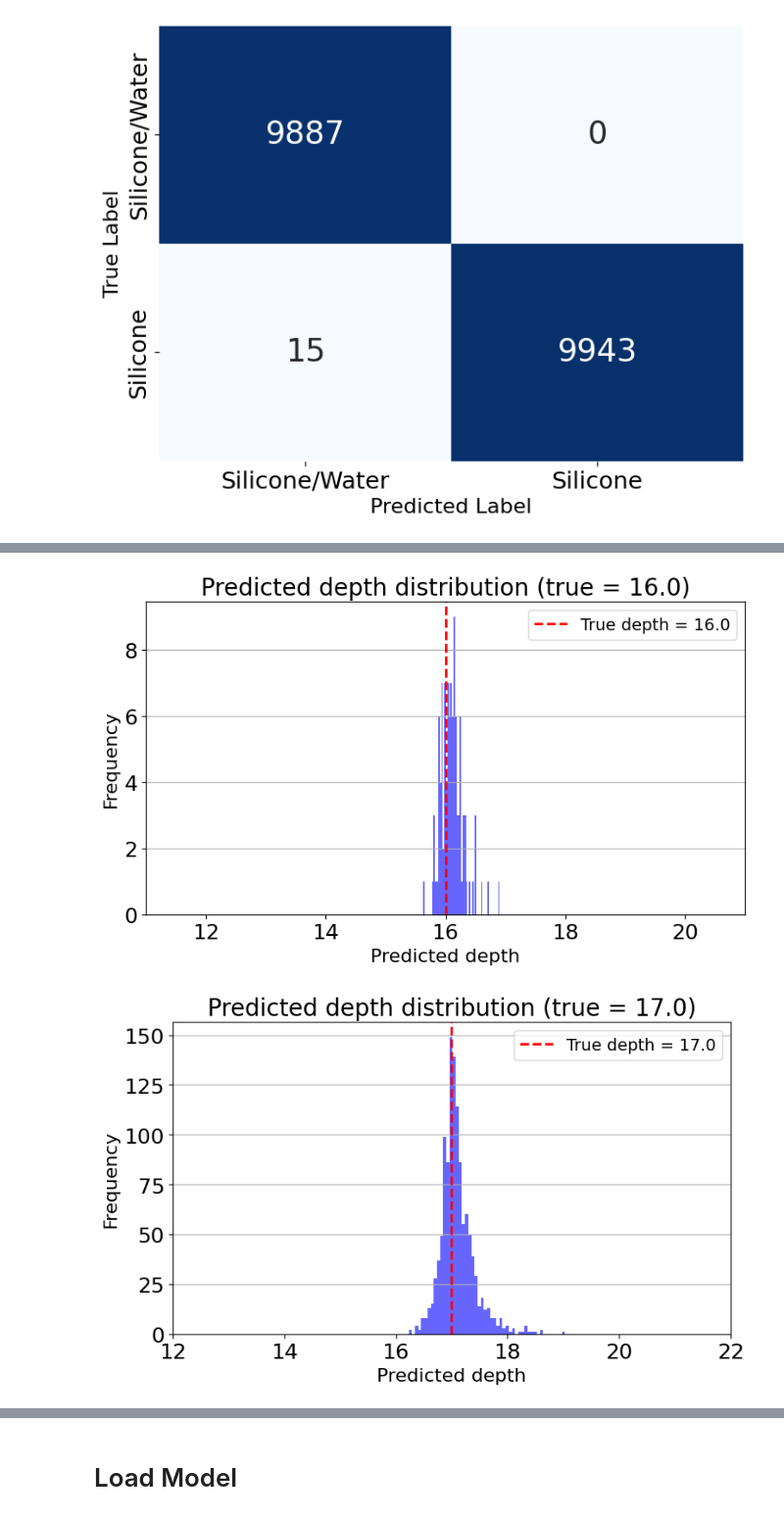
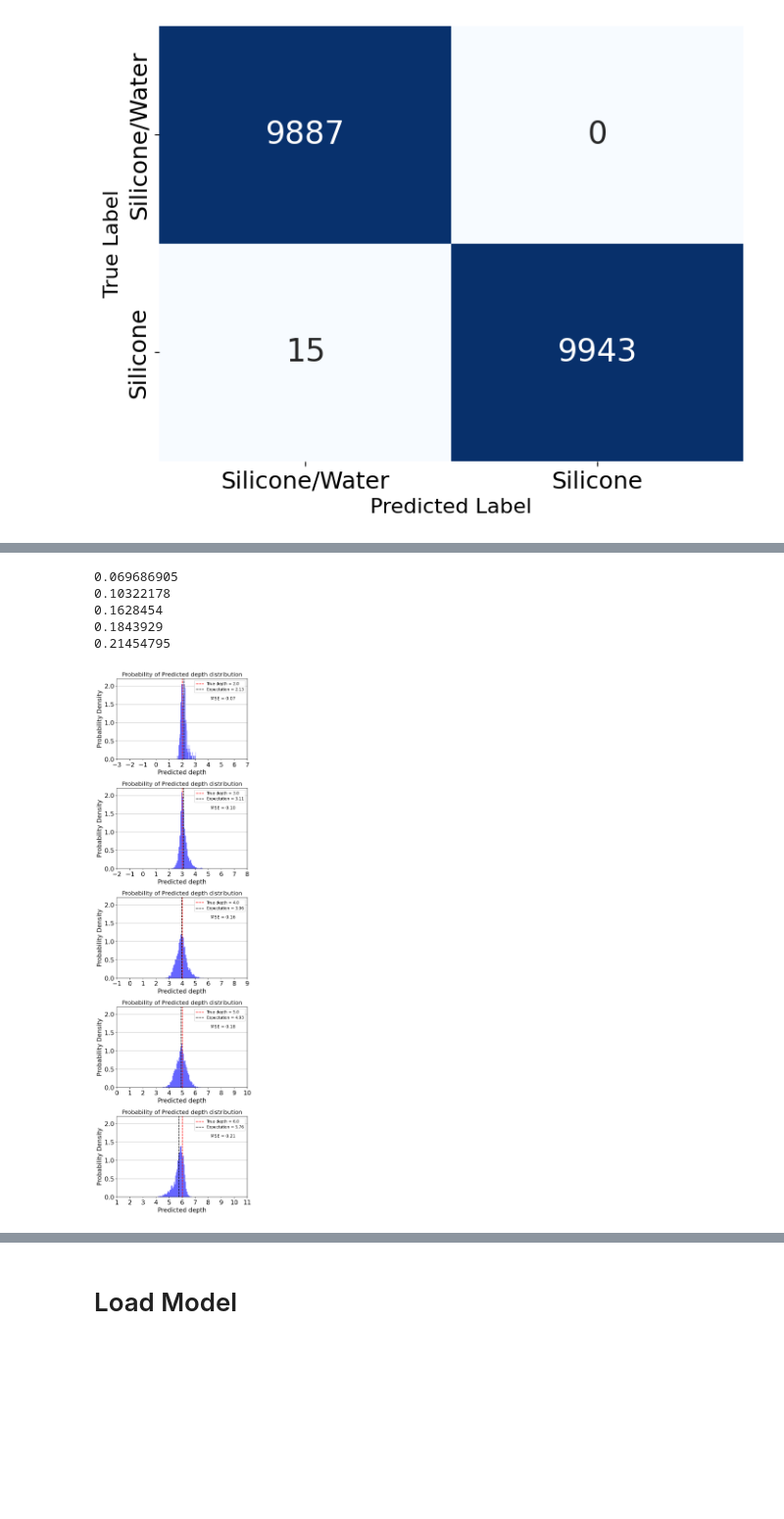
Before and after one commit to XiongStony/data_analyse, a Jupyter notebook: Niryo-robot-test/T3rd_NeeARM_reg_2_bert.ipynb, the cells around one changed output, grey strips where cells are left out. Shown at 98% size. Drawn from its saved outputs; the diff is of its cells as text; code cells hidden in the pictures; blank space fills up the shorter version.

```diff
--- a/Niryo-robot-test/T3rd_NeeARM_reg_2_bert.ipynb
+++ b/Niryo-robot-test/T3rd_NeeARM_reg_2_bert.ipynb
@@ -29,8 +29,8 @@ plt.rcParams.update({
     'font.size': 14,
     'axes.titlesize': 20,
     'axes.labelsize': 16,
-    'xtick.labelsize': 18,
-    'ytick.labelsize': 18,
+    'xtick.labelsize': 16,
+    'ytick.labelsize': 16,
     'legend.fontsize': 14
 })
 # %% [output]
@@ -637,7 +647,7 @@ with open("mwtfiles/Third_2_bert.txt","a") as f:
 # %%
 num = 5000
 
-out_dep_np, reg_np = te_depth_np[:num] + 18, reg_y_te_np[:num] + 18
+out_dep_np, reg_np = te_depth_np[:num] + 2, reg_y_te_np[:num] + 2
 
 mean_vals = []
 unique_depths = np.unique(reg_np)
@@ -658,8 +668,8 @@ for unique_depth, mean_val in zip(unique_depths,mean_vals):
     i += 1
     print(f"{unique_depth} : ",mean_val)
 
-min_val = 17
-max_val = 23
+min_val = 1
+max_val = 7
 plt.plot([min_val, max_val], [min_val, max_val], 'r--', linewidth=1)
 plt.legend(fontsize=10)
 plt.xlim((min_val, max_val))
@@ -683,29 +693,49 @@ plt.show()
 # %%
+num2 = 18000
+
+out_dep_np, reg_np = te_depth_np[:num2] + 2, reg_y_te_np[:num2] + 2
 labels = np.unique(reg_np)
 mask   = labels[:, None] == reg_np[None, :]   # (K, N)
+plt.figure(figsize=(6, 20), dpi =150)
 
-for lab, ma in zip(labels, mask):
-    plt.figure(figsize=(8, 5))
+for i, (lab, ma) in enumerate(zip(labels, mask)):
+
     # 该真实标签下的预测深度
+    plt.subplot(5,1,i+1)
     vals = out_dep_np[ma]
 
-    plt.hist(vals, bins=50, color='blue', alpha=0.6)
+    mse = ((lab - vals)**2).mean()
+    print(mse)
+    plt.hist(vals, bins=50, color='blue', alpha=0.6, density=True)
+    ax = plt.gca()
+    ax.text(0.72, 0.78, f"MSE = {mse:.2f}",
+        transform=ax.transAxes, fontsize=11,
+        va='top', ha='left',
+        bbox=dict(boxstyle='round', facecolor='white', alpha=0.75, edgecolor='none'))
+    # 画一条真实深度的竖直线
+    plt.axvline(lab, color='red', linestyle='--', linewidth=1.5,
+                label=f"True depth = {lab}")
 
-    # 画一条真实深度的竖直线
-    plt.axvline(lab, color='red', linestyle='--', linewidth=2,
-                label=f"True depth = {lab}")
+    plt.axvline(vals.mean(), color ='black', linestyle='--', linewidth=1.5,
+                label=f"Expectation = {vals.mean():.2f}")
 
     # 让真实标签大致居中（可按需要调 delta）
     delta = 5  # 比如左右各 2 单位
     plt.xlim(lab - delta, lab + delta)
-
+    plt.ylim(0,2.2)
+    plt.xticks(range(int(lab) - delta, int(lab) + delta +1))
     plt.xlabel("Predicted depth")
-    plt.ylabel("Frequency")
-    plt.title(f"Predicted depth distribution (true = {lab})")
+    plt.ylabel("Probability Density")
     plt.grid(True, axis='y')
-    plt.legend()
-    plt.tight_layout()
-    plt.show()
+    plt.title(f"Probability of Predicted depth distribution",fontsize = 15)
+    plt.legend(fontsize=10)
+plt.tight_layout()
+plt.savefig("/home/yuqster/files/research/figures/Transformer_regression_pdfs.pdf", format="pdf", bbox_inches="tight")
+plt.show()
 # %% [output]
+0.069686905
+0.10322178
+0.1628454
+0.1843929
+0.21454795
-[figure, old version]
+[figure, new version]
-[figure, removed]
```
Also changed, not shown: parts of 15 cells of this notebook, 1 other file.
